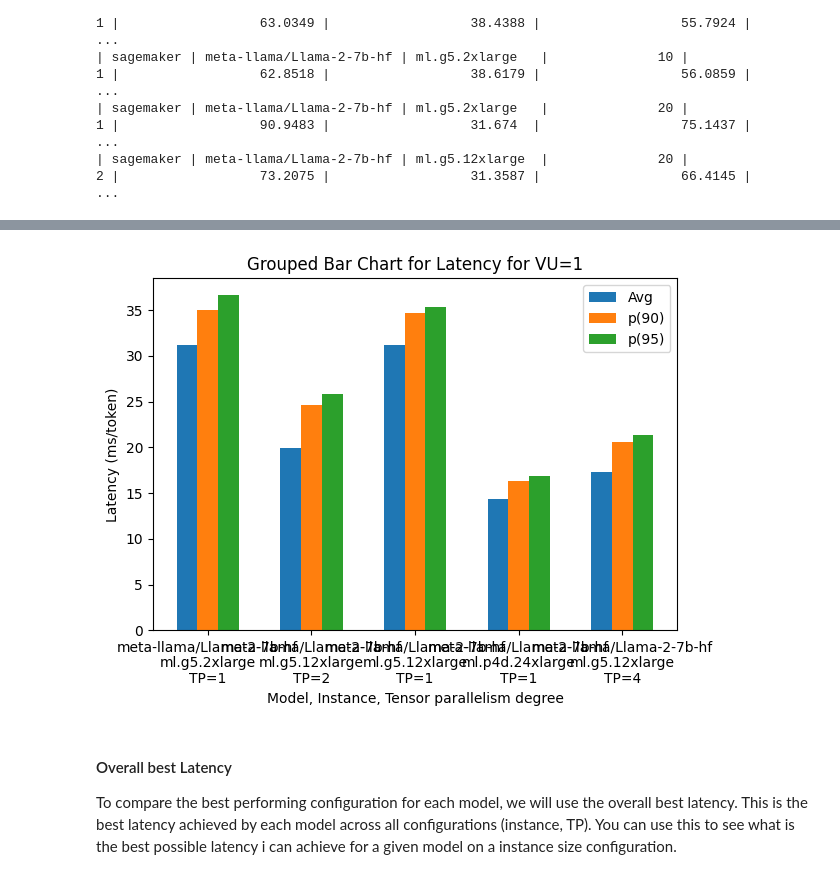
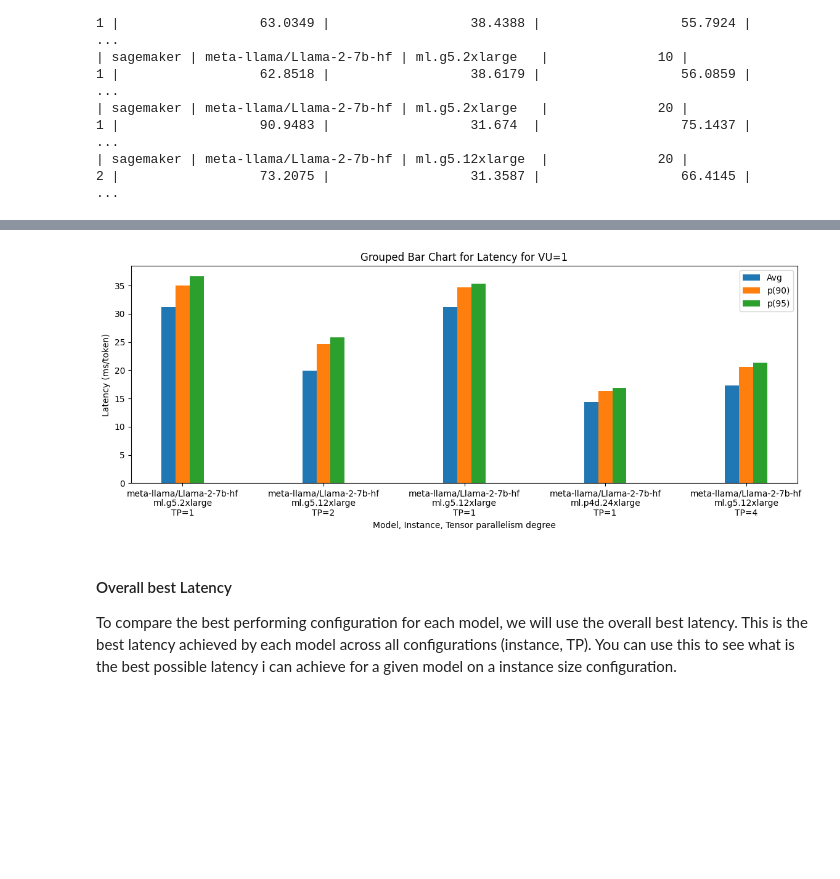
Before and after one commit to philschmid/text-generation-inference-tests, a Jupyter notebook: results/explore_data.ipynb, the cells around one changed output, grey strips where cells are left out. Saved outputs shown, nothing was run; the diff lists cells and outputs as text; code cells hidden in the pictures; blank space fills up the shorter version.

```diff
--- a/results/explore_data.ipynb
+++ b/results/explore_data.ipynb
@@ -93,29 +93,29 @@ grouped_data.sort_values(by=['Latency (ms/token) p(95)'], ascending=True)
 # %%
 import pandas as pd
 import matplotlib.pyplot as plt
 
 
 # Plot the grouped bar chart
 x_labels = [f"{model}\n{instance}\nTP={tp}" for model, instance, tp in zip(grouped_data['Model Id'],
                                                                        grouped_data['Instance'],
                                                                        grouped_data['Tensor parallelism degree'])]
 
 x = range(len(grouped_data))
-width = 0.2
+width = 0.1
 
 plt.bar(x, grouped_data['Latency (ms/token) med'], width, label='Avg')
 plt.bar([i + width for i in x], grouped_data['Latency (ms/token) p(90)'], width, label='p(90)')
 plt.bar([i + 2 * width for i in x], grouped_data['Latency (ms/token) p(95)'], width, label='p(95)')
 
 plt.xlabel('Model, Instance, Tensor parallelism degree')
 plt.ylabel('Latency (ms/token)')
 plt.title(f'Grouped Bar Chart for Latency for VU={vu}')
 plt.xticks([i + width for i in x], x_labels)
 plt.legend()
-plt.tight_layout()
+plt.tight_layout(rect=[0.1, 0, 2, 1])
 plt.show()
 # %% [output]
-[figure, old version]
+[figure, new version]
 # %% [markdown]
 #### Overall best Latency
 
```
Also changed, not shown: parts of 3 cells of this notebook.
